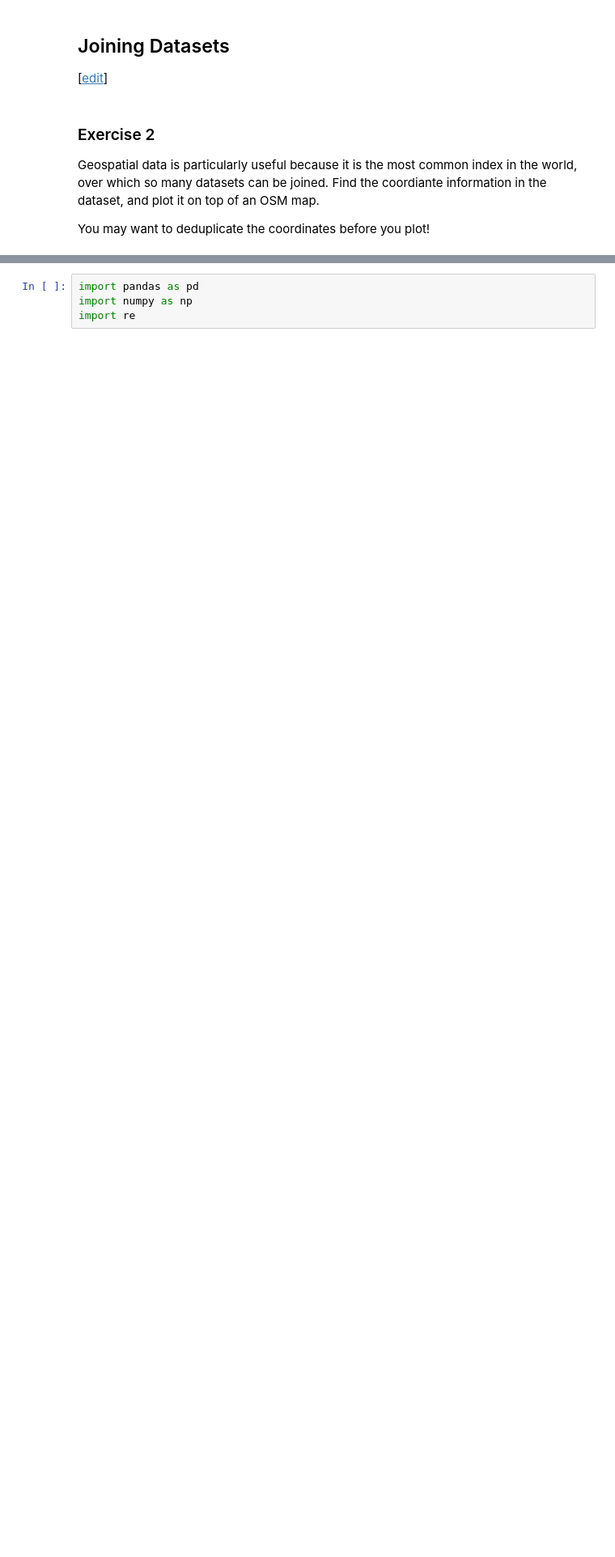
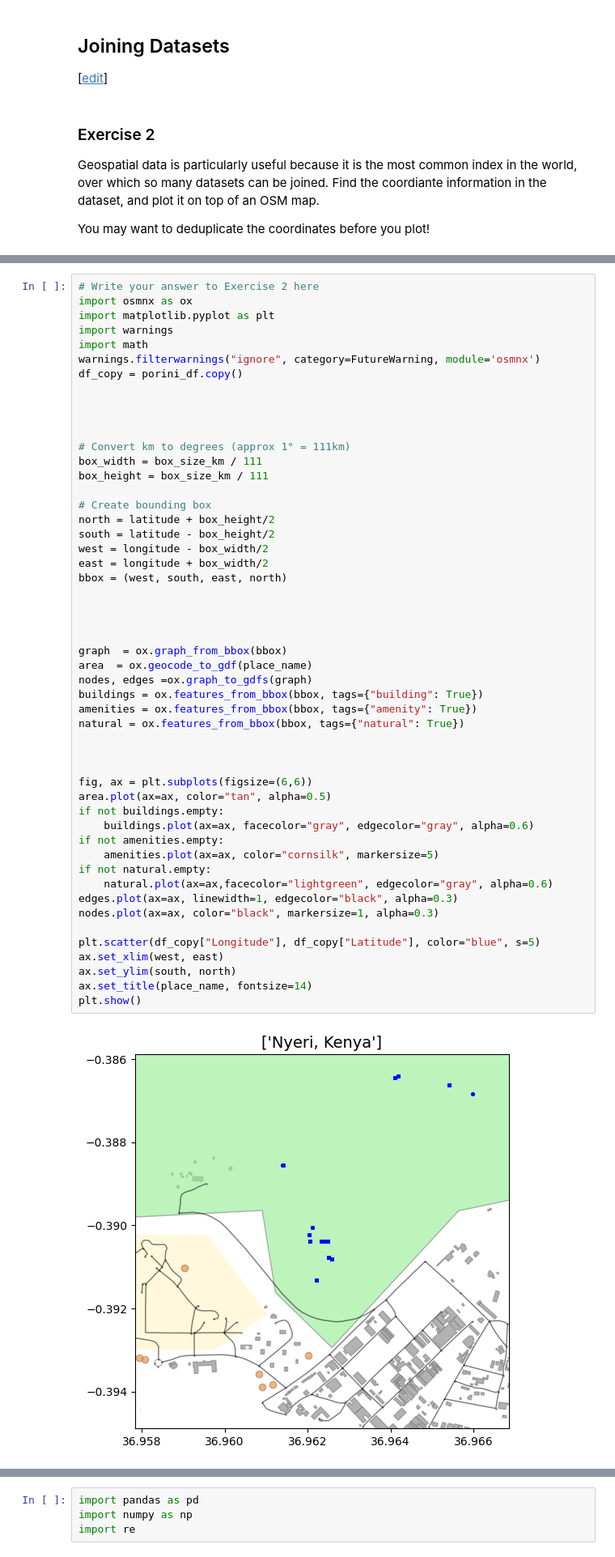
Before and after one commit to silprosa/fynesse_mlfc, a Jupyter notebook: _notebooks/03-dataset-joining-practical.ipynb, the cells around one changed output, grey strips where cells are left out. Shown at 81% size. Drawn from its saved outputs; the diff is of its cells as text; blank space fills up the shorter version.

```diff
--- a/_notebooks/03-dataset-joining-practical.ipynb
+++ b/_notebooks/03-dataset-joining-practical.ipynb
@@ -128,3 +136,56 @@ You may want to deduplicate the coordinates before you plot!
+# %%
+# Write your answer to Exercise 2 here
+import osmnx as ox
+import matplotlib.pyplot as plt
+import warnings
+import math
+warnings.filterwarnings("ignore", category=FutureWarning, module='osmnx')
+df_copy = porini_df.copy()
+
+
+
+
+# Convert km to degrees (approx 1° = 111km)
+box_width = box_size_km / 111
+box_height = box_size_km / 111
+
+# Create bounding box
+north = latitude + box_height/2
+south = latitude - box_height/2
+west = longitude - box_width/2
+east = longitude + box_width/2
+bbox = (west, south, east, north)
+
+
+
+
+graph  = ox.graph_from_bbox(bbox)
+area  = ox.geocode_to_gdf(place_name)
+nodes, edges =ox.graph_to_gdfs(graph)
+buildings = ox.features_from_bbox(bbox, tags={"building": True})
+amenities = ox.features_from_bbox(bbox, tags={"amenity": True})
+natural = ox.features_from_bbox(bbox, tags={"natural": True})
+
+
+
+fig, ax = plt.subplots(figsize=(6,6))
+area.plot(ax=ax, color="tan", alpha=0.5)
+if not buildings.empty:
+    buildings.plot(ax=ax, facecolor="gray", edgecolor="gray", alpha=0.6)
+if not amenities.empty:
+    amenities.plot(ax=ax, color="cornsilk", markersize=5)
+if not natural.empty:
+    natural.plot(ax=ax,facecolor="lightgreen", edgecolor="gray", alpha=0.6)
+edges.plot(ax=ax, linewidth=1, edgecolor="black", alpha=0.3)
+nodes.plot(ax=ax, color="black", markersize=1, alpha=0.3)
+
+plt.scatter(df_copy["Longitude"], df_copy["Latitude"], color="blue", s=5)
+ax.set_xlim(west, east)
+ax.set_ylim(south, north)
+ax.set_title(place_name, fontsize=14)
+plt.show()
+# %% [output]
+[figure, added]
 # %% [markdown]
 <!-- Dsail Porini Address -->
 # %% [markdown]
```
Also changed, not shown: parts of 7 cells of this notebook.
